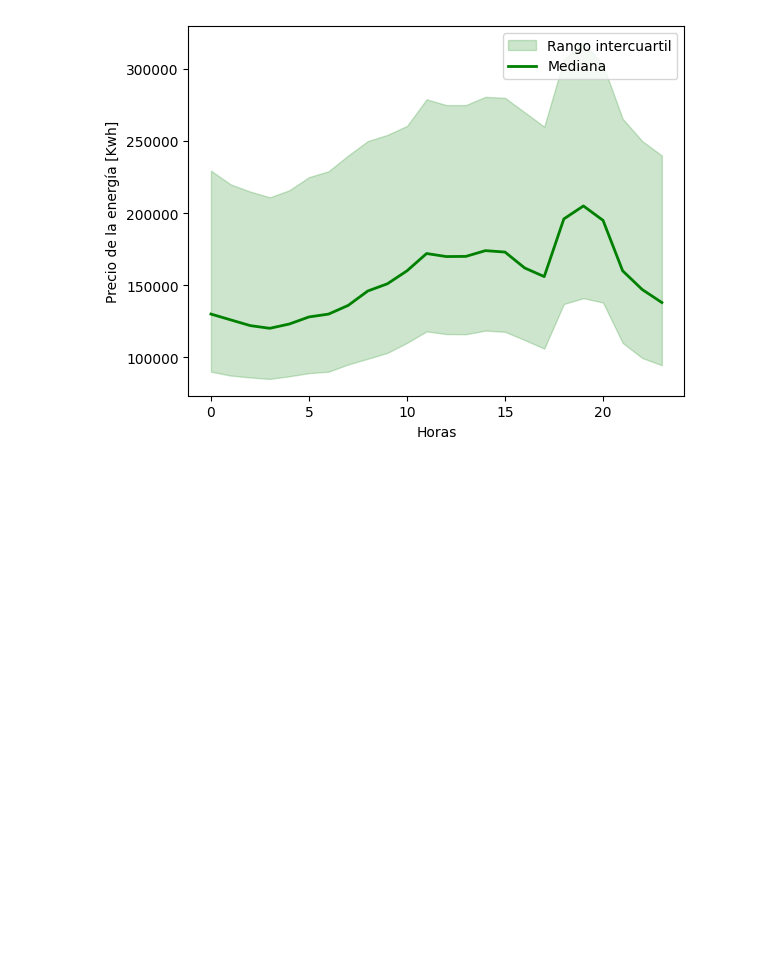
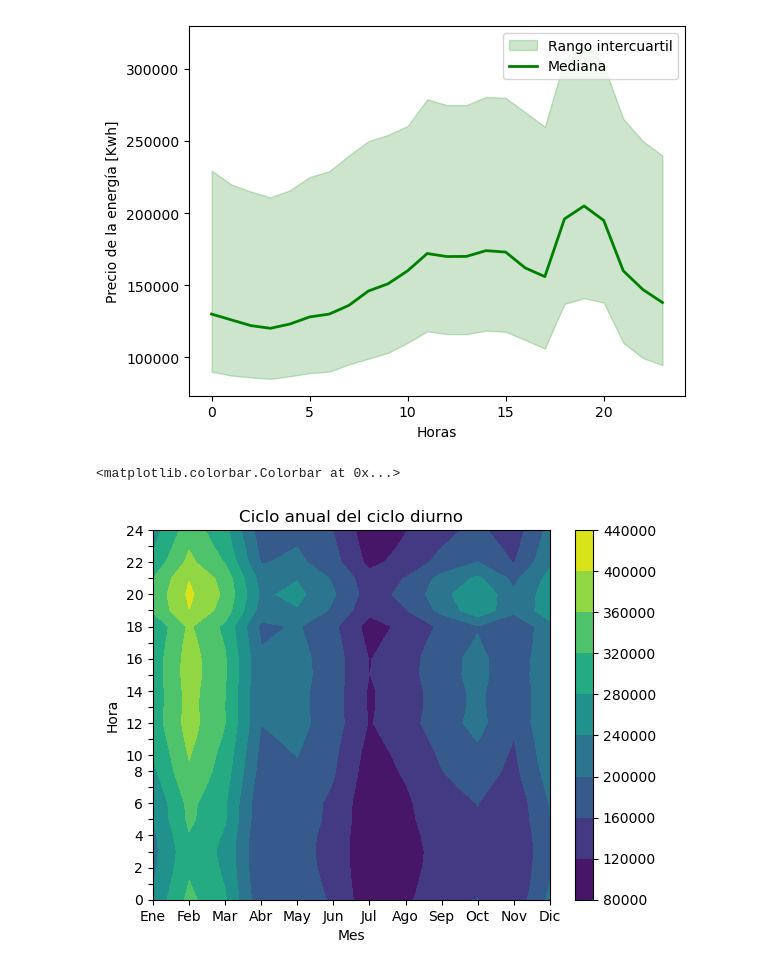
Before and after one commit to ROrtegaAyala/ADA, a Jupyter notebook: Datos y gráficas SPOT.ipynb, the cells around one changed output. Drawn from its saved outputs; the diff is of its cells as text; code cells hidden in the pictures; blank space fills up the shorter version.

```diff
--- a/Datos y gráficas SPOT.ipynb
+++ b/Datos y gráficas SPOT.ipynb
@@ -109,3 +83,18 @@ plt.legend()
 [figure]
 # %%
 #Ciclo anual del ciclo diurno, eje x meses, eje y 0 a 23, gráfica de colores, promedio de ciclo anual, promedio del ciclo diurno
+# %%
+promedio= datos.groupby([datos.index.hour,datos.index.month])['Spot_Price'].mean()
+matriz = promedio.unstack()
+meses = ['Ene', 'Feb', 'Mar', 'Abr', 'May', 'Jun', 'Jul', 'Ago', 'Sep', 'Oct', 'Nov', 'Dic']
+horas = ['0',' ','2',' ','4',' ','6',' ','8','10',' ','12',' ','14',' ','16',' ','18',' ','20',' ','22',' ','24']
+plt.contourf(matriz)
+plt.xticks(np.arange(len(meses)), meses)
+plt.xlabel("Mes")
+plt.yticks(np.arange(len(horas)), horas)
+plt.ylabel('Hora')
+plt.title('Ciclo anual del ciclo diurno')
+plt.colorbar()
+# %% [output]
+<matplotlib.colorbar.Colorbar at 0x...>
+[figure, added]
```
Also changed, not shown: parts of 5 cells of this notebook.
